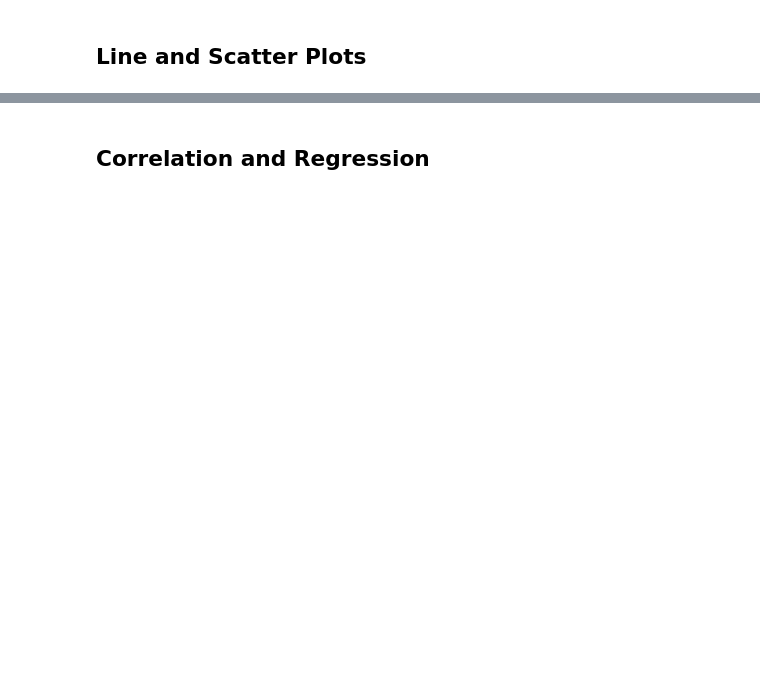
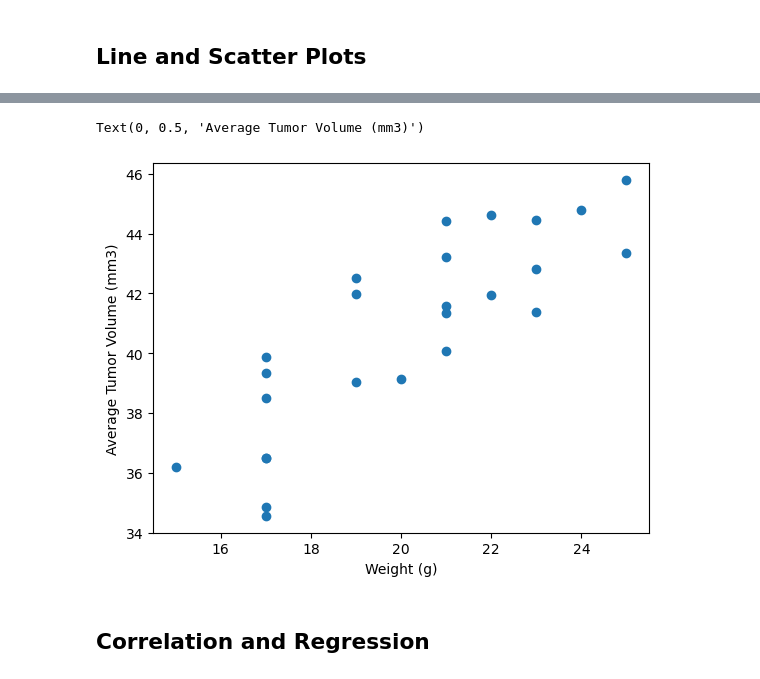
Before and after one commit to Allan-CM/Pymaceuticals, a Jupyter notebook: main.ipynb, the cells around one changed output, grey strips where cells are left out. Saved outputs shown, nothing was run; the diff lists cells and outputs as text; code cells hidden in the pictures; blank space fills up the shorter version.

```diff
--- a/main.ipynb
+++ b/main.ipynb
@@ -233,5 +293,17 @@ plt.show()
 # %%
 # Generate a scatter plot of mouse weight vs. the average observed tumor volume for the entire Capomulin regimen
+capomulin_data_only = combine_results_reduced[combine_results_reduced['Drug Regimen'] == 'Capomulin']
+mouse_weight = capomulin_data_only.groupby("Mouse ID")['Weight (g)'].mean()
+avg_tumor_volume = capomulin_data_only.groupby("Mouse ID")['Tumor Volume (mm3)'].mean()
+
+#Create Scatter plot
+plt.scatter(mouse_weight, avg_tumor_volume)
+#Setting plot labels
+plt.xlabel('Weight (g)')
+plt.ylabel('Average Tumor Volume (mm3)')
+# %% [output]
+Text(0, 0.5, 'Average Tumor Volume (mm3)')
+[figure, added]
 # %% [markdown]
 ## Correlation and Regression
 # %%
```
Also changed, not shown: parts of 6 cells of this notebook.
